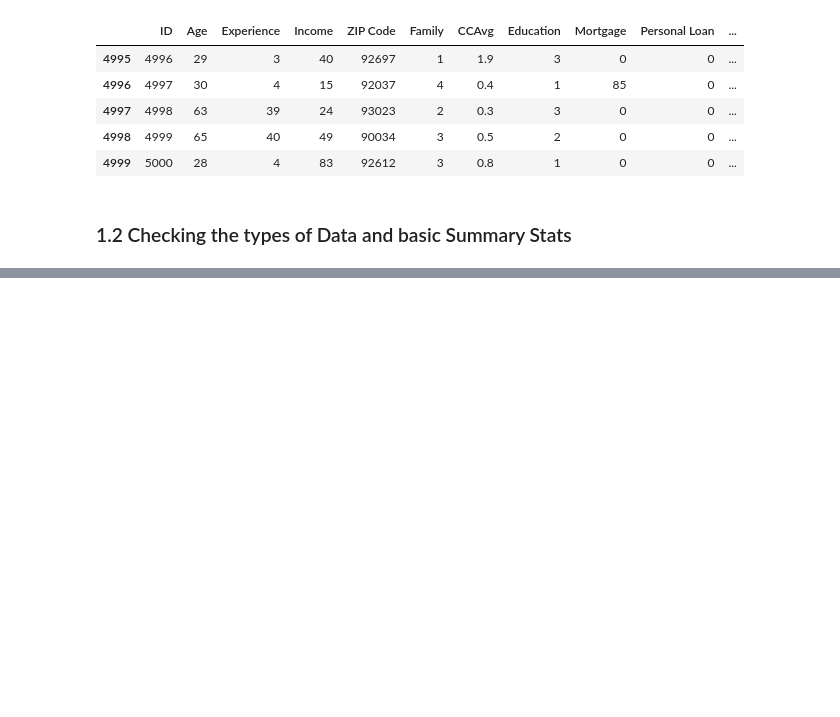
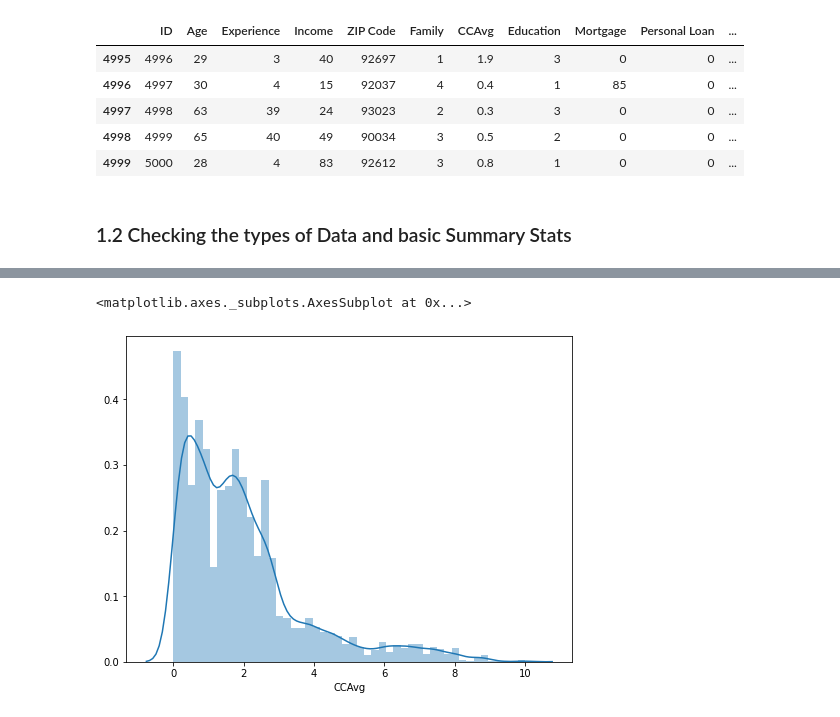
Before and after one commit to Vanshika-30/ML-Project, a Jupyter notebook: Bank_Personal_Loan_Modelling.ipynb, the cells around one changed output, grey strips where cells are left out. Cells and saved outputs as stored; diff of their text form; code cells hidden in the pictures; blank space fills up the shorter version.

```diff
--- a/Bank_Personal_Loan_Modelling.ipynb
+++ b/Bank_Personal_Loan_Modelling.ipynb
@@ -71,0 +282,6 @@ df.describe()
+# %%
+# Right Skewed distribution
+sns.distplot(df.CCAvg)
+# %% [output]
+<matplotlib.axes._subplots.AxesSubplot at 0x...>
+[figure, added]
```
Also changed, not shown: parts of 91 cells of this notebook.
